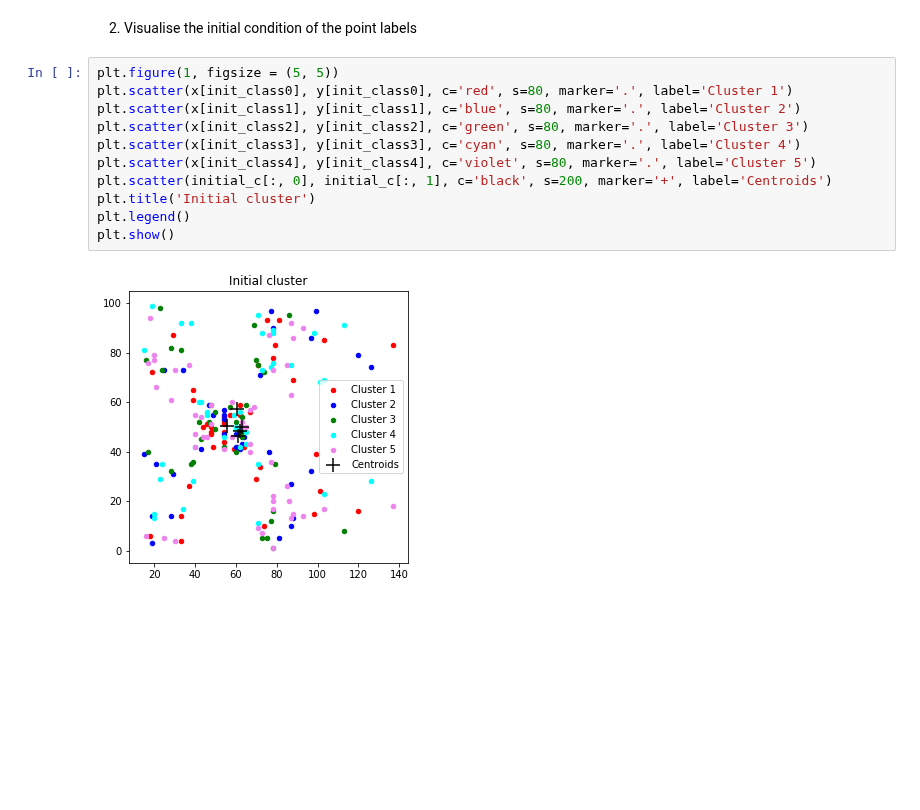
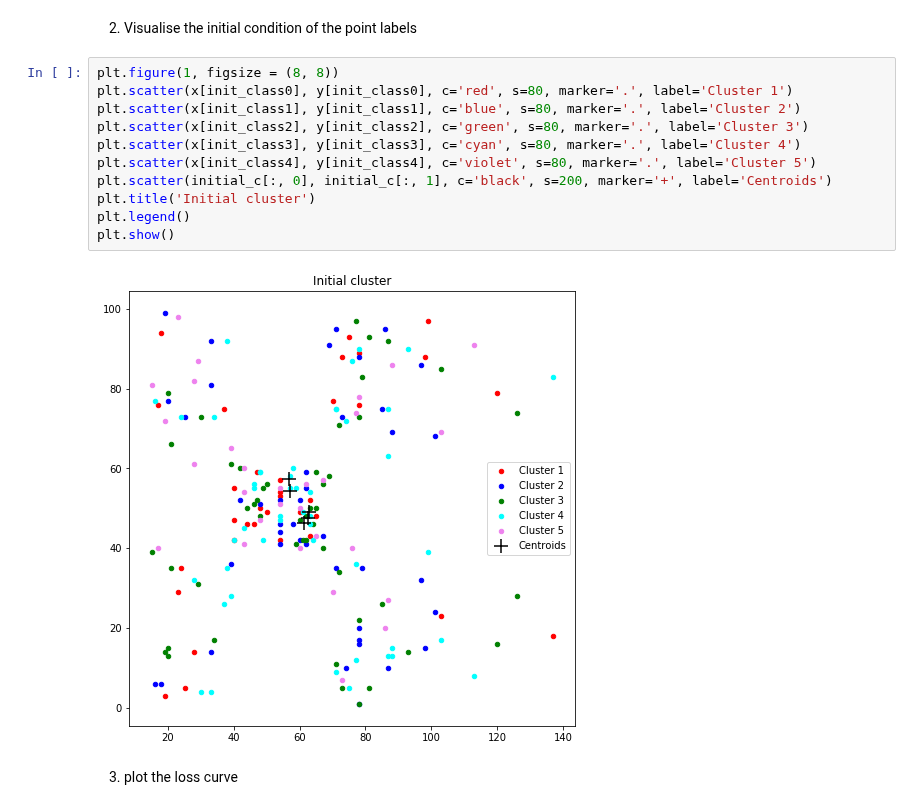
Before and after one commit to insu0929/mlproject, a Jupyter notebook: assign07_20140313.ipynb, the cells around one changed output. Cells and saved outputs as stored; diff of their text form; blank space fills up the shorter version.

```diff
--- a/assign07_20140313.ipynb
+++ b/assign07_20140313.ipynb
@@ -121,16 +121,18 @@ plt.show()
 # %% [markdown]
 2. Visualise the initial condition of the point labels
 # %%
-plt.figure(1, figsize = (5, 5))
+plt.figure(1, figsize = (8, 8))
 plt.scatter(x[init_class0], y[init_class0], c='red', s=80, marker='.', label='Cluster 1')
 plt.scatter(x[init_class1], y[init_class1], c='blue', s=80, marker='.', label='Cluster 2')
 plt.scatter(x[init_class2], y[init_class2], c='green', s=80, marker='.', label='Cluster 3')
 plt.scatter(x[init_class3], y[init_class3], c='cyan', s=80, marker='.', label='Cluster 4')
 plt.scatter(x[init_class4], y[init_class4], c='violet', s=80, marker='.', label='Cluster 5')
 plt.scatter(initial_c[:, 0], initial_c[:, 1], c='black', s=200, marker='+', label='Centroids')
 plt.title('Initial cluster')
 plt.legend()
 plt.show()
 # %% [output]
-[figure, old version]
+[figure, new version]
+# %% [markdown]
+3. plot the loss curve
 # %%
```
Also changed, not shown: parts of 6 cells of this notebook.
